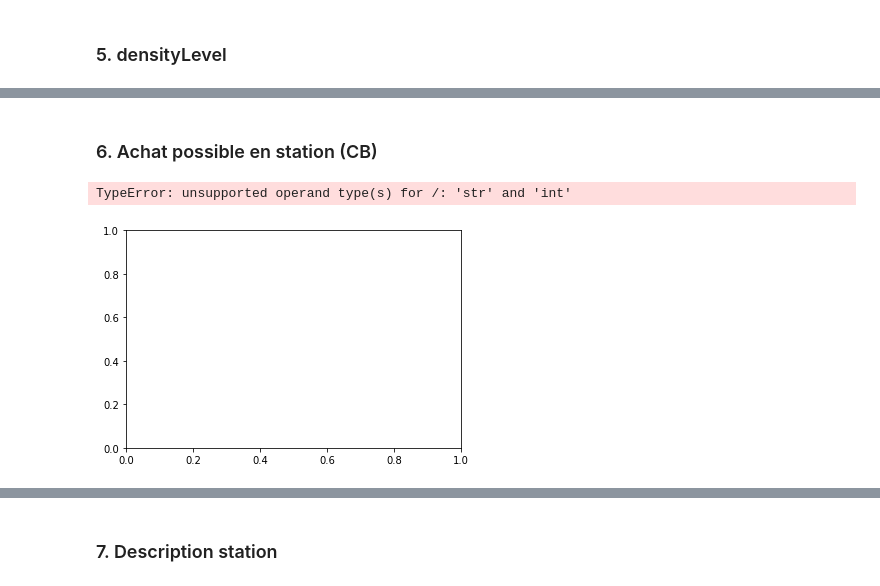
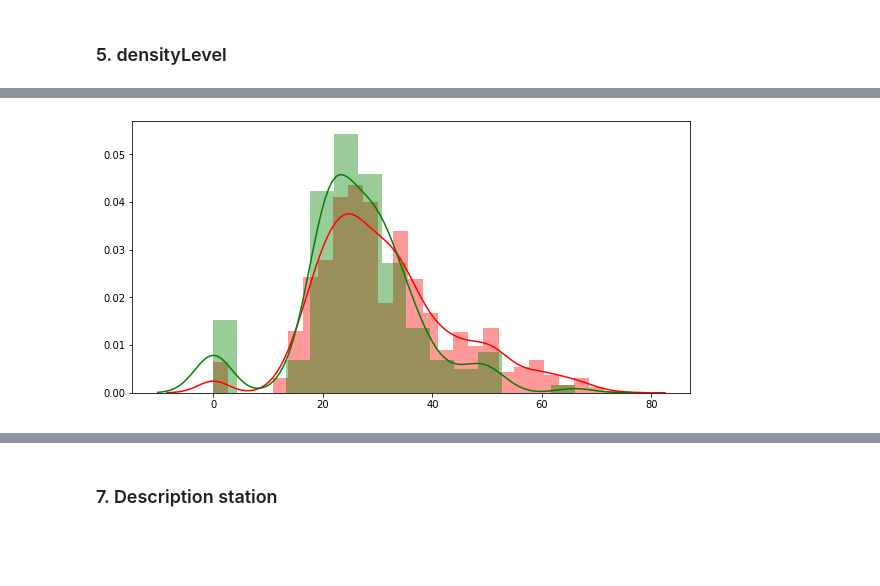
Before and after one commit to alexisgcomte/velib-prediction, a Jupyter notebook: 2. Data Visualisation/2. velib-prediction - data visualisation.ipynb, the cells around one changed output, grey strips where cells are left out. Drawn from its saved outputs; the diff is of its cells as text; code cells hidden in the pictures; blank space fills up the shorter version.

```diff
--- a/2. Data Visualisation/2. velib-prediction - data visualisation.ipynb
+++ b/2. Data Visualisation/2. velib-prediction - data visualisation.ipynb
@@ -113,0 +120,16 @@ duedate
+# %%
+# Creation of the sum of free docks
+
+df["Bornes libres"] = df["Nombre de bornes disponibles"] + df["nbFreeDock"]
+# %%
+# Creation of the sum of bikes
+
+df["velos totaux"] = df["Nombre de vélo mécanique"] + df["Nombre vélo électrique"]
+# %%
+# Creation of the ratio between bikes and docs
+
+df["ratio"] = df["velos totaux"]  / df["Bornes totales"]
+# %%
+# Creating a ratio bike / dock without nan. If there is no dock, we state the number ratio is at 0.
+
+df["ratio_float"] = df["ratio"].apply(lambda x: x if x>=0 else 0)
@@ -149,8 +189,10 @@ _ = sns.distplot(df["densityLevel"])
-# %% [markdown]
-### 6. Achat possible en station (CB)
-# %%
-# Distribution
-_ = sns.distplot(df["Achat possible en station (CB)"])
-# %% [output]
-TypeError: unsupported operand type(s) for /: 'str' and 'int'
-[figure, removed]
+# %%
+# Creation of a plot // Density level vs average docks
+
+fig, axis = plt.subplots(figsize=(10,5))
+sns.distplot(df[df["densityLevel"] == 1][["Bornes totales"]],ax=axis,hist=True,color="red",kde=True)
+sns.distplot(df[df["densityLevel"] == 0][["Bornes totales"]],ax=axis,hist=True,color="green",kde=True)
+
+plt.show()
+# %% [output]
+[figure, added]
```
Also changed, not shown: parts of 42 cells of this notebook, 1 other file.
